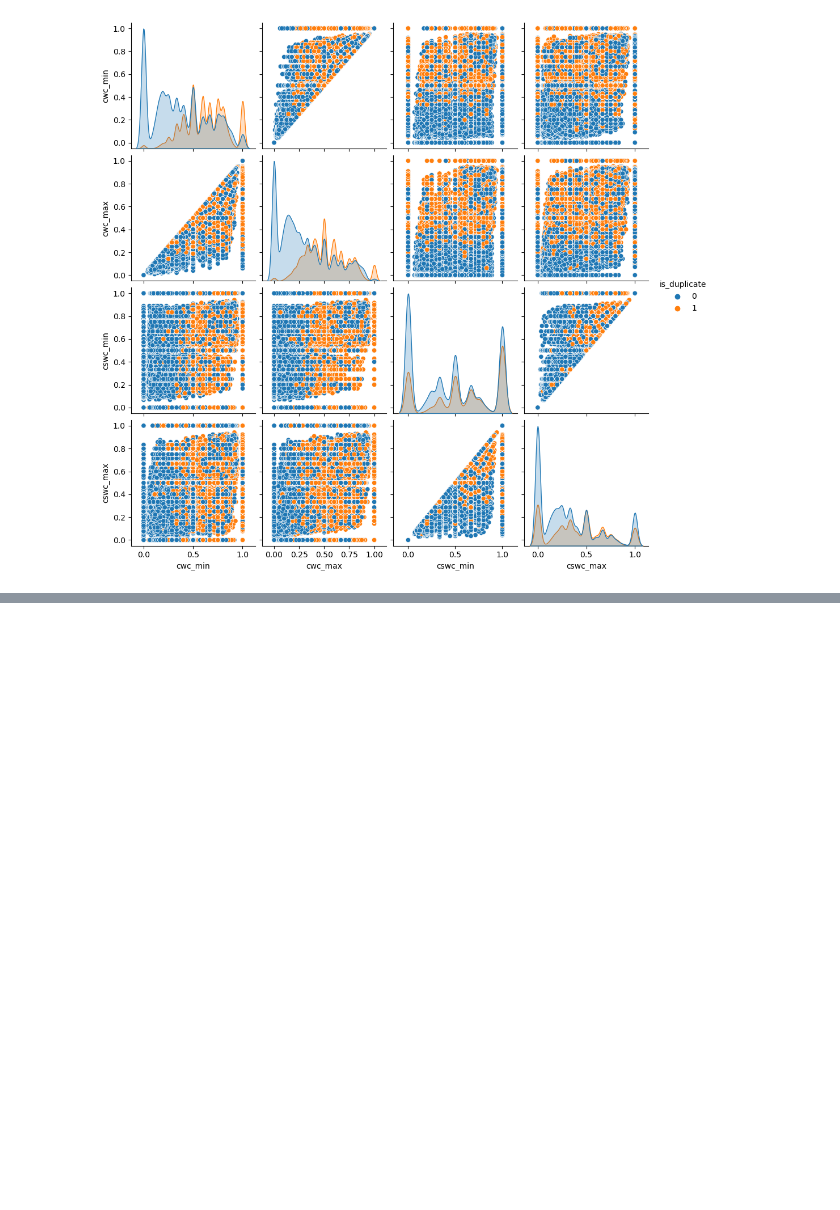
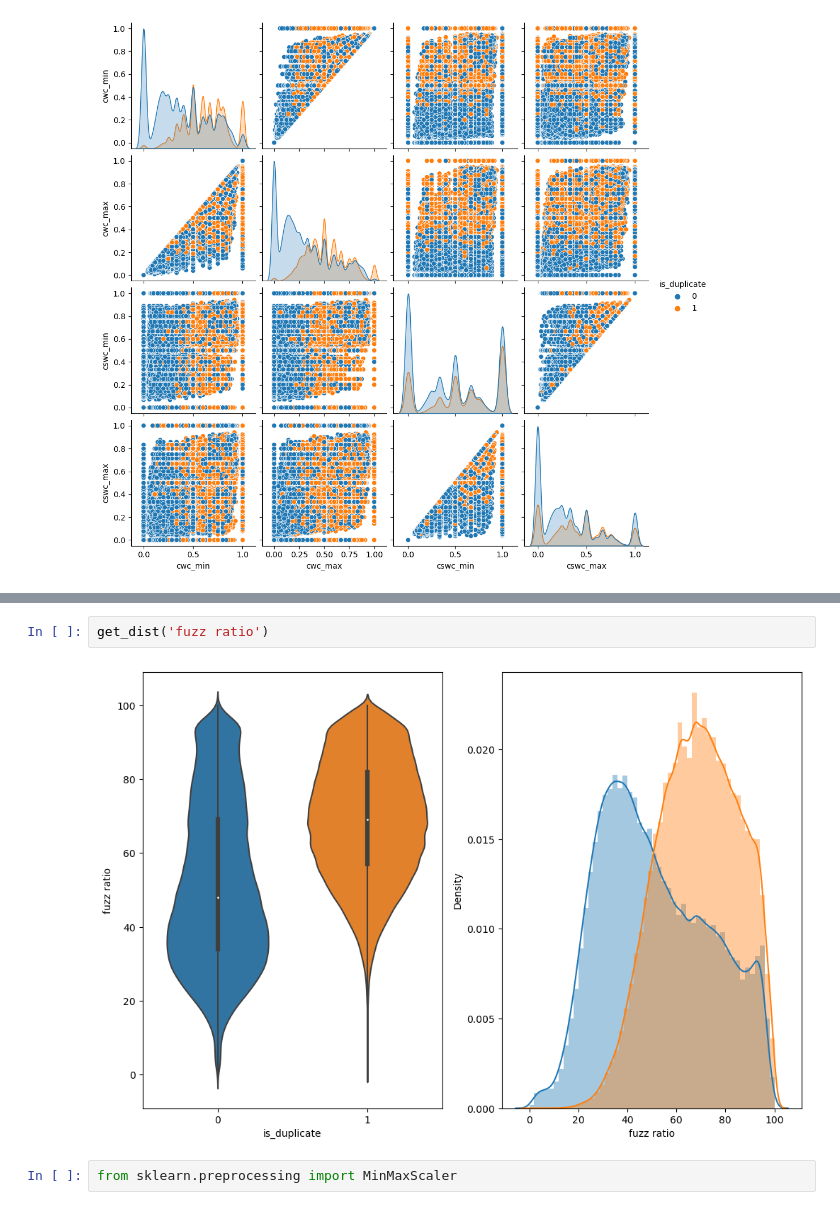
Before and after one commit to BibekRai44/Quora-Analysis, a Jupyter notebook: Quora Analysis.ipynb, the cells around one changed output, grey strips where cells are left out. Drawn from its saved outputs; the diff is of its cells as text; blank space fills up the shorter version.

```diff
--- a/Quora Analysis.ipynb
+++ b/Quora Analysis.ipynb
@@ -1285,0 +1323,6 @@ sns.pairplot(data=multivariate,hue='is_duplicate',vars=['cwc_min', 'cwc_max', 'c
+# %%
+get_dist('fuzz ratio')
+# %% [output]
+[figure, added]
+# %%
+from sklearn.preprocessing import MinMaxScaler
```
Also changed, not shown: parts of 7 cells of this notebook.
